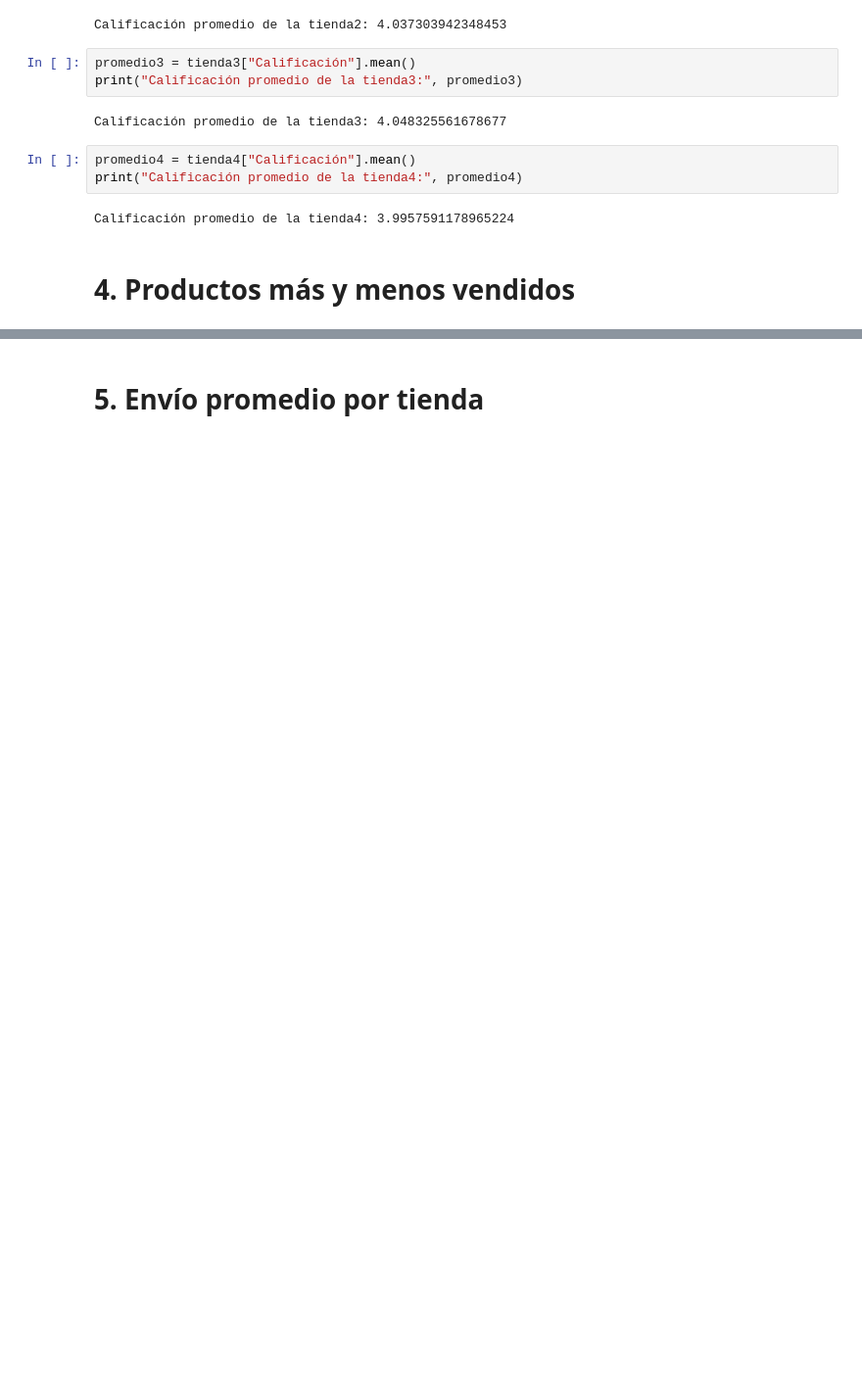
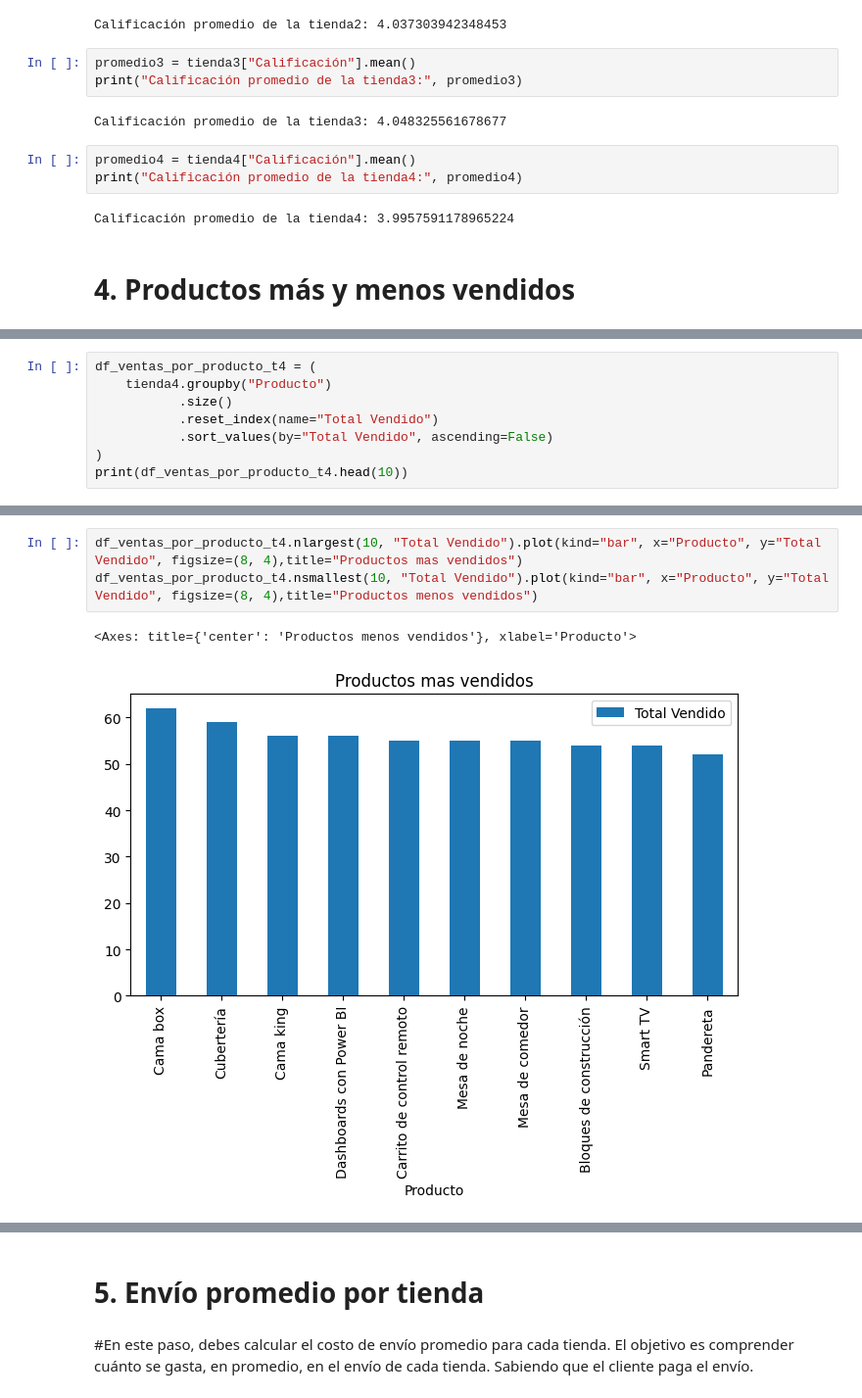
Before and after one commit to Giancawork/base-de-datos-challenge1-latam, a Jupyter notebook: AluraStoreLatam.ipynb, the cells around one changed output, grey strips where cells are left out. Shown at 98% size. Drawn from its saved outputs; the diff is of its cells as text; blank space fills up the shorter version.

```diff
--- a/AluraStoreLatam.ipynb
+++ b/AluraStoreLatam.ipynb
@@ -123,0 +259,8 @@ Calificación promedio de la tienda4: 3.9957591178965224
+# %%
+df_ventas_por_producto_t4 = (
+    tienda4.groupby("Producto")
+           .size()
+           .reset_index(name="Total Vendido")
+           .sort_values(by="Total Vendido", ascending=False)
+)
+print(df_ventas_por_producto_t4.head(10))
@@ -123,0 +293,6 @@ Calificación promedio de la tienda4: 3.9957591178965224
+# %%
+df_ventas_por_producto_t4.nlargest(10, "Total Vendido").plot(kind="bar", x="Producto", y="Total Vendido", figsize=(8, 4),title="Productos mas vendidos")
+df_ventas_por_producto_t4.nsmallest(10, "Total Vendido").plot(kind="bar", x="Producto", y="Total Vendido", figsize=(8, 4),title="Productos menos vendidos")
+# %% [output]
+<Axes: title={'center': 'Productos menos vendidos'}, xlabel='Producto'>
+[figure, added]
@@ -124,2 +300,4 @@ Calificación promedio de la tienda4: 3.9957591178965224
 # %% [markdown]
 # 5. Envío promedio por tienda
+# %% [markdown]
+#En este paso, debes calcular el costo de envío promedio para cada tienda. El objetivo es comprender cuánto se gasta, en promedio, en el envío de cada tienda.  Sabiendo que el cliente paga el envío.
```
Also changed, not shown: parts of 19 cells of this notebook.
